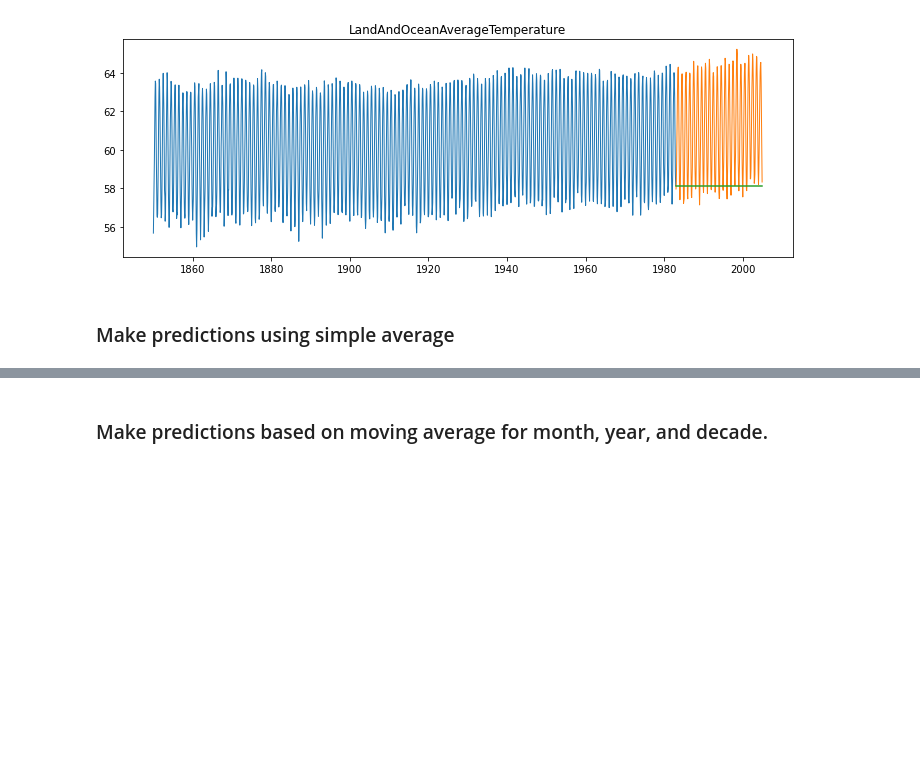
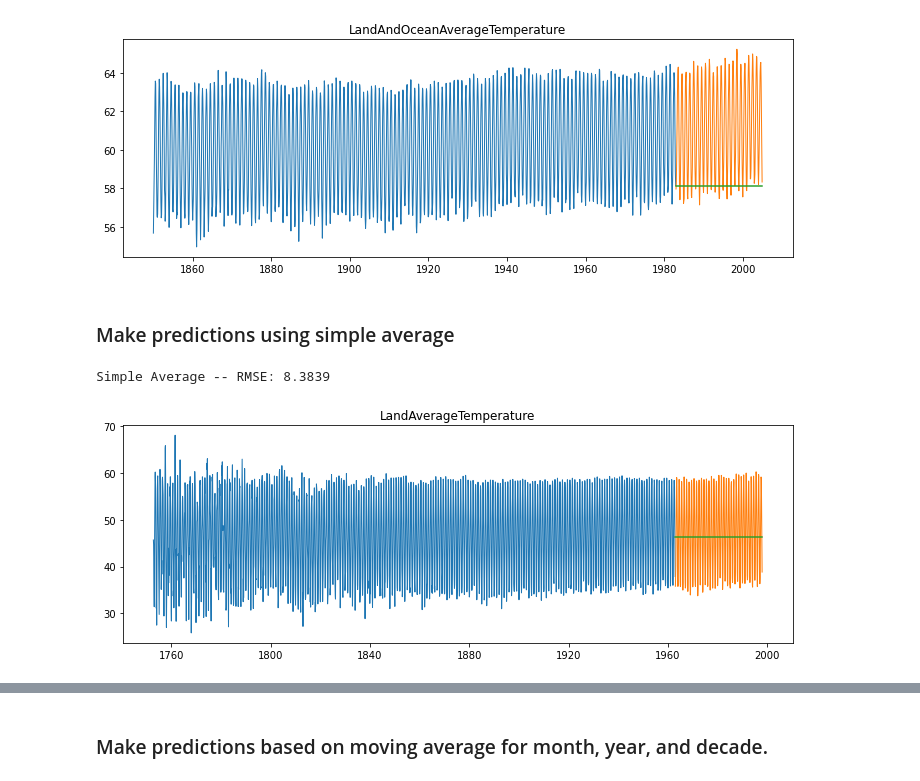
Before and after one commit to Johndsalas/earths_temperature_time_series, a Jupyter notebook: main_notebook.ipynb, the cells around one changed output, grey strips where cells are left out. Drawn from its saved outputs; the diff is of its cells as text; code cells hidden in the pictures; blank space fills up the shorter version.

```diff
--- a/main_notebook.ipynb
+++ b/main_notebook.ipynb
@@ -120,3 +128,8 @@ LandAndOceanAverageTemperature -- RMSE: 3.8887
 [figure]
 # %% [markdown]
 ### Make predictions using simple average
+# %%
+eval_df_land = modeling.simple_average(train_land, validate_land, test_land, 'LandAverageTemperature', eval_df_land)
+# %% [output]
+Simple Average -- RMSE: 8.3839
+[figure, added]
```
Also changed, not shown: parts of 6 cells of this notebook, 1 other file.
